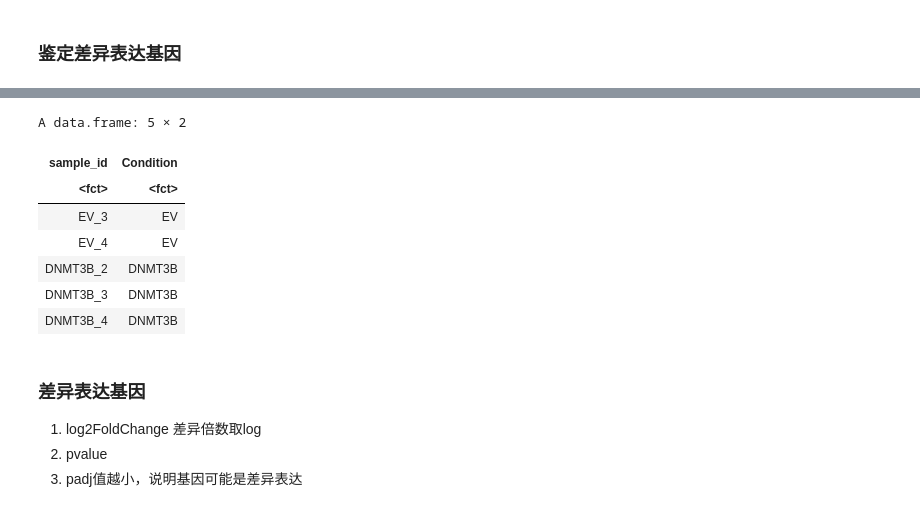
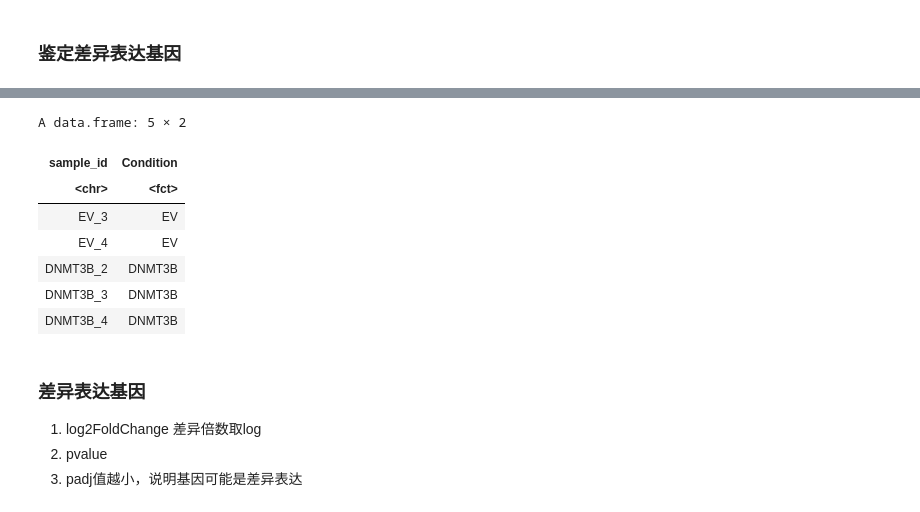
Before and after one commit to wangyang1749/yeast_data, a Jupyter notebook: script/DEG_detection.ipynb, the cells around one changed output, grey strips where cells are left out. Drawn from its saved outputs; the diff is of its cells as text; code cells hidden in the pictures.

```diff
--- a/script/DEG_detection.ipynb
+++ b/script/DEG_detection.ipynb
@@ -52,11 +26,11 @@ A data.frame: 6 × 2
 # %%
-colData <- read.table("SraAccList.txt",header=T)
+colData <- read.table("AccGroup.csv",header=T)
+colData$Condition <- factor(colData$Condition,c("EV","DNMT3B"))
 colData
-colData$Condition <- factor(colData$Condition,c("EV","DNMT3B"))
 # %% [output]
 A data.frame: 5 × 2
 | sample_id | Condition |
-| <fct> | <fct> |
+| <chr> | <fct> |
 | EV_3 | EV |
 | EV_4 | EV |
 | DNMT3B_2 | DNMT3B |
```
Also changed, not shown: parts of 14 cells of this notebook, 19 other files.
